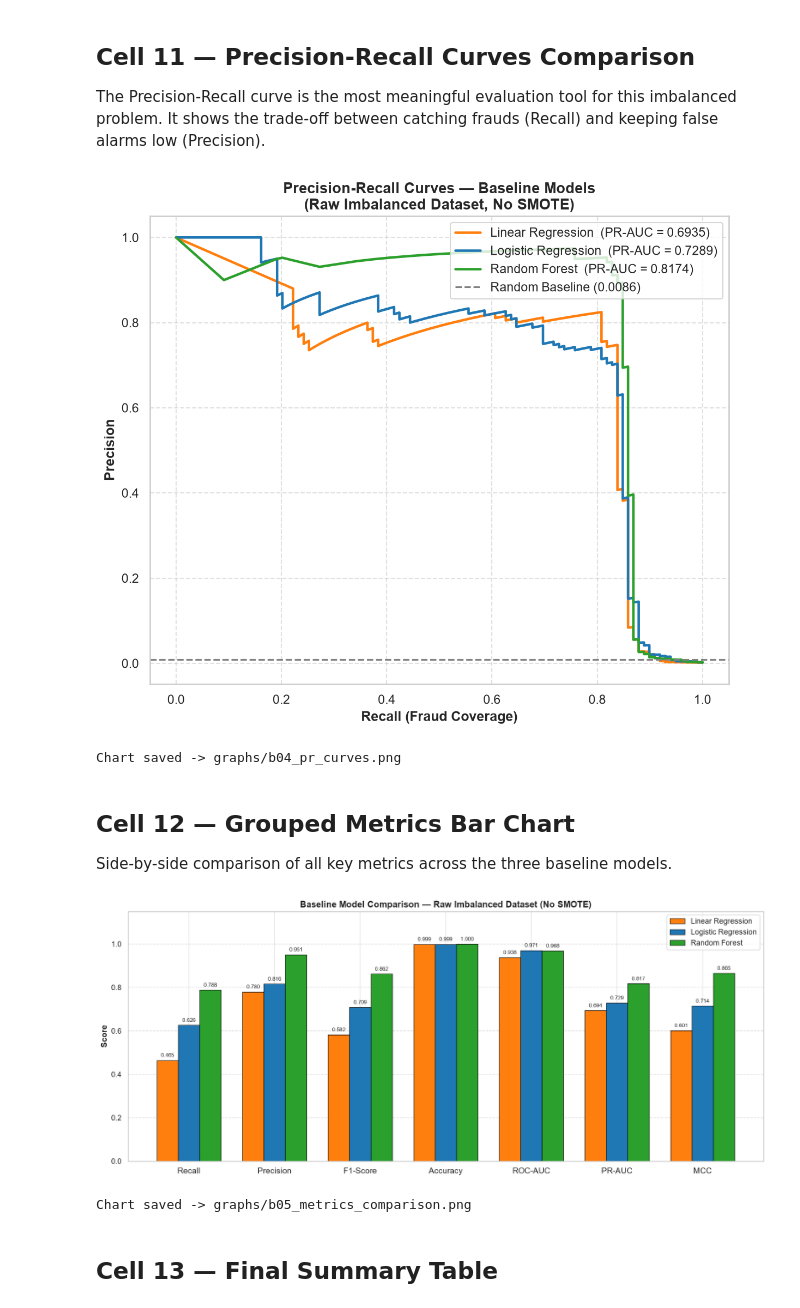
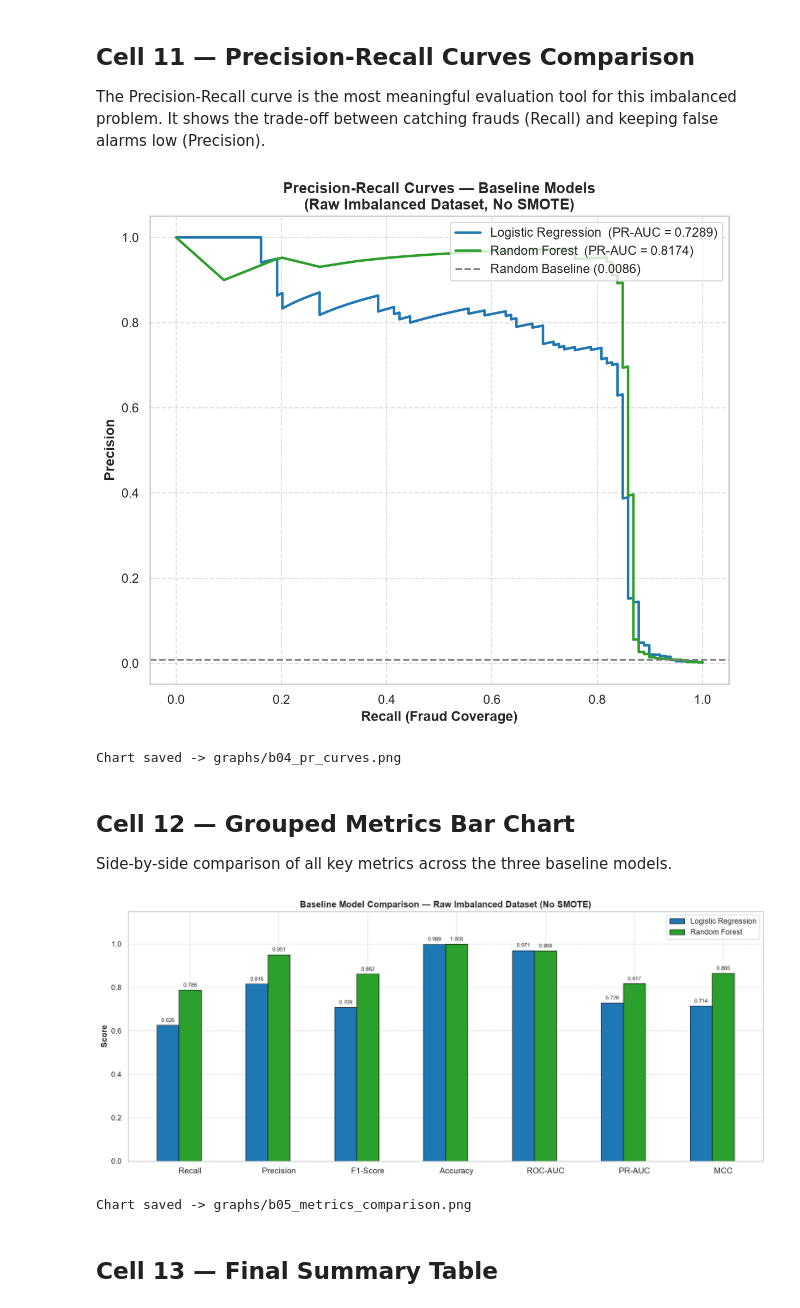
Before and after one commit to Abishek-230606/Credit-Card-Fraud-Detection-under-Severe-Class-Imbalence, a Jupyter notebook: model_comparison/baseline_model_comparison.ipynb, the cells around one changed output. Saved outputs shown, nothing was run; the diff lists cells and outputs as text; code cells hidden in the pictures.

```diff
--- a/model_comparison/baseline_model_comparison.ipynb
+++ b/model_comparison/baseline_model_comparison.ipynb
@@ -164,13 +153,0 @@ its continuous output at 0.5. This serves as the simplest possible baseline.
-# %%
-print("Training Linear Regression on raw imbalanced data...")
-t0  = time.time()
-lin = LinearRegression()
-lin.fit(X_train, y_train)
-print(f"Training completed in {time.time() - t0:.2f}s")
-
-# Continuous output clipped to [0, 1] to use as probability
-y_prob_lin = np.clip(lin.predict(X_test), 0.0, 1.0)
-y_pred_lin = (y_prob_lin >= 0.5).astype(int)
-
-print("\n--- Linear Regression (baseline classification) ---")
-print(classification_report(y_test, y_pred_lin, target_names=['Legitimate', 'Fraud'], digits=4))
@@ -287,11 +251,10 @@ def compute_metrics(y_true, y_pred, y_prob, name):
         'CM'        : cm
     }
 
-m_lin = compute_metrics(y_test, y_pred_lin, y_prob_lin, 'Linear Regression')
 m_lr  = compute_metrics(y_test, y_pred_lr,  y_prob_lr,  'Logistic Regression')
 m_rf  = compute_metrics(y_test, y_pred_rf,  y_prob_rf,  'Random Forest')
 
-all_metrics = [m_lin, m_lr, m_rf]
+all_metrics = [m_lr, m_rf]
 table_cols  = ['Model', 'TP', 'FP', 'FN', 'TN', 'Recall', 'Precision', 'F1-Score', 'Accuracy', 'MCC', 'ROC-AUC', 'PR-AUC']
 results_df  = pd.DataFrame([{c: m[c] for c in table_cols} for m in all_metrics])
 
@@ -311,7 +273,7 @@ Logistic Regression  62  14  37 56849 0.6263    0.8158   0.7086   0.9991 0.7143
 The confusion matrix reveals the exact trade-off between caught frauds (TP), missed frauds (FN),
 false alarms (FP), and correctly cleared legitimate transactions (TN).
 # %%
-fig, axes = plt.subplots(1, 3, figsize=(18, 5))
+fig, axes = plt.subplots(1, 2, figsize=(18, 5))
 
 for ax, m in zip(axes, all_metrics):
     sns.heatmap(
@@ -341,7 +303,6 @@ its overall discriminative ability regardless of threshold choice.
 plt.figure(figsize=(8, 7))
 
 model_probs = [
-    (m_lin, y_prob_lin, '#ff7f0e'),
     (m_lr,  y_prob_lr,  '#1f77b4'),
     (m_rf,  y_prob_rf,  '#2ca02c')
 ]
@@ -389,7 +350,7 @@ plt.savefig('graphs/b04_pr_curves.png', bbox_inches='tight')
 plt.show()
 print("Chart saved -> graphs/b04_pr_curves.png")
 # %% [output]
-[figure, old version]
+[figure, new version]
 Chart saved -> graphs/b04_pr_curves.png
 # %% [markdown]
 ## Cell 12 — Grouped Metrics Bar Chart
@@ -398,36 +359,35 @@ Side-by-side comparison of all key metrics across the three baseline models.
 # %%
 metric_names = ['Recall', 'Precision', 'F1-Score', 'Accuracy', 'ROC-AUC', 'PR-AUC', 'MCC']
 vals = {
-    'Linear Regression' : [m_lin[m] for m in metric_names],
     'Logistic Regression': [m_lr[m]  for m in metric_names],
     'Random Forest'     : [m_rf[m]  for m in metric_names]
 }
-colors = ['#ff7f0e', '#1f77b4', '#2ca02c']
+colors = ['#1f77b4', '#2ca02c']
 
 x = np.arange(len(metric_names))
 w = 0.25
 offsets = [-w, 0, w]
 
 fig, ax = plt.subplots(figsize=(14, 6))
 for (name, v_list), offset, color in zip(vals.items(), offsets, colors):
     bars = ax.bar(x + offset, v_list, w, label=name, color=color, edgecolor='black', linewidth=0.7)
     for bar in bars:
         ax.text(bar.get_x() + bar.get_width()/2, bar.get_height() + 0.01,
                 f'{bar.get_height():.3f}', ha='center', va='bottom', fontsize=8)
 
 ax.set_xticks(x)
 ax.set_xticklabels(metric_names, fontsize=12)
 ax.set_ylabel('Score', fontsize=12, fontweight='bold')
 ax.set_ylim(0, 1.15)
 ax.set_title('Baseline Model Comparison — Raw Imbalanced Dataset (No SMOTE)', fontsize=13, fontweight='bold')
 ax.legend(fontsize=11)
 ax.grid(axis='y', linestyle='--', alpha=0.6)
 plt.tight_layout()
 plt.savefig('graphs/b05_metrics_comparison.png', bbox_inches='tight')
 plt.show()
 print("Chart saved -> graphs/b05_metrics_comparison.png")
 # %% [output]
-[figure, old version]
+[figure, new version]
 Chart saved -> graphs/b05_metrics_comparison.png
 # %% [markdown]
 ## Cell 13 — Final Summary Table
```
Also changed, not shown: parts of 10 cells of this notebook.
